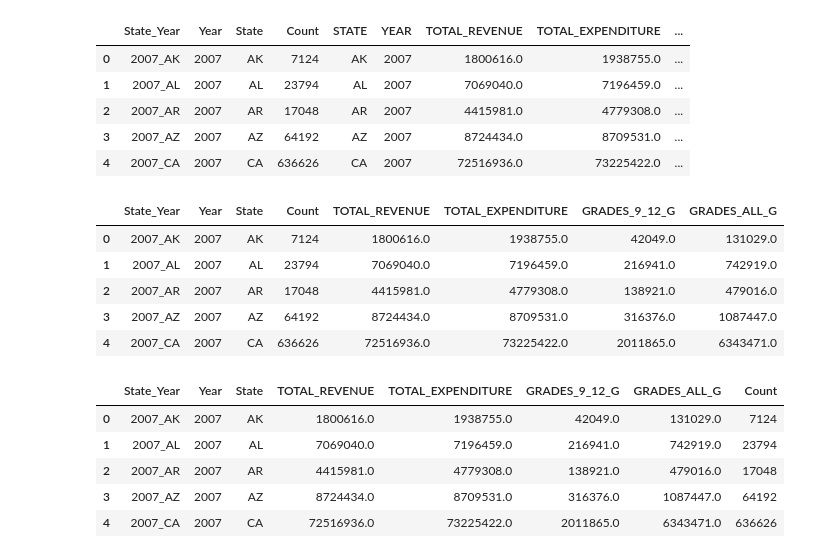
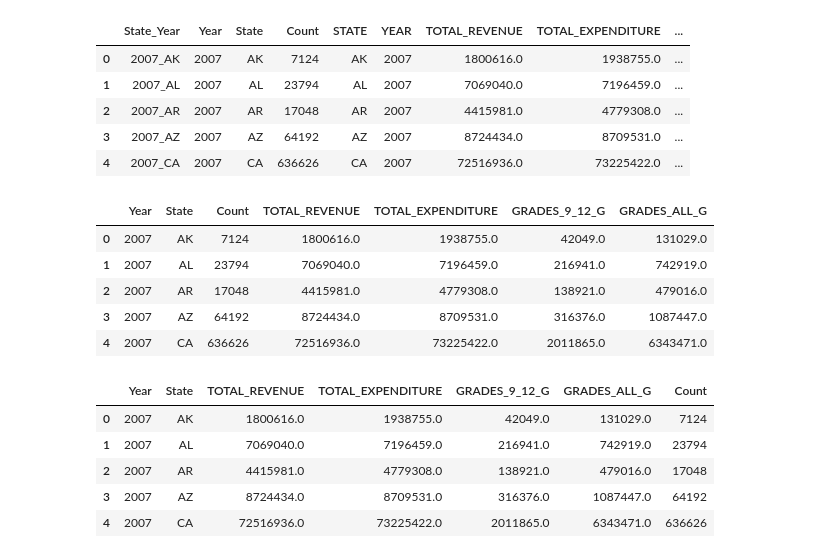
Before and after one commit to kimcheese33/final_project, a Jupyter notebook: Machine Learning/preprocess_data.ipynb, the cells around one changed output. Saved outputs shown, nothing was run; the diff lists cells and outputs as text; code cells hidden in the pictures.

```diff
--- a/Machine Learning/preprocess_data.ipynb
+++ b/Machine Learning/preprocess_data.ipynb
@@ -85,8 +85,8 @@ dtype: object
 #home_df.head()
 # %%
 #group counts
-home_df = home_df.groupby(['State_Year','Year','State'], as_index=False).sum()
-home_df.head()
+group_home_df = home_df.groupby(['State_Year','Year','State'], as_index=False).sum()
+group_home_df.head()
 # %% [output]
 |  | State_Year | Year | State | Count |
 | 0 | 2007_AK | 2007 | AK | 7124 |
@@ -134,6 +125,6 @@ home_df.head()
 # %%
 #merge datasets
-merged_df = home_df.merge(edu_df, on='State_Year',how='inner')
+merged_df = group_home_df.merge(edu_df, on='State_Year',how='inner')
 merged_df.head()
 # %% [output]
 |  | State_Year | Year | State | Count | STATE | YEAR | TOTAL_REVENUE | TOTAL_EXPENDITURE | ... |
@@ -143,23 +134,23 @@ merged_df.head()
 | 3 | 2007_AZ | 2007 | AZ | 64192 | AZ | 2007 | 8724434.0 | 8709531.0 | ... |
 | 4 | 2007_CA | 2007 | CA | 636626 | CA | 2007 | 72516936.0 | 73225422.0 | ... |
 # %%
-merged_df = merged_df.drop(columns=['STATE','YEAR'])
+merged_df = merged_df.drop(columns=['STATE','YEAR','State_Year'])
 merged_df.head()
 # %% [output]
-|  | State_Year | Year | State | Count | TOTAL_REVENUE | TOTAL_EXPENDITURE | GRADES_9_12_G | GRADES_ALL_G |
-| 0 | 2007_AK | 2007 | AK | 7124 | 1800616.0 | 1938755.0 | 42049.0 | 131029.0 |
-| 1 | 2007_AL | 2007 | AL | 23794 | 7069040.0 | 7196459.0 | 216941.0 | 742919.0 |
-| 2 | 2007_AR | 2007 | AR | 17048 | 4415981.0 | 4779308.0 | 138921.0 | 479016.0 |
-| 3 | 2007_AZ | 2007 | AZ | 64192 | 8724434.0 | 8709531.0 | 316376.0 | 1087447.0 |
-| 4 | 2007_CA | 2007 | CA | 636626 | 72516936.0 | 73225422.0 | 2011865.0 | 6343471.0 |
+|  | Year | State | Count | TOTAL_REVENUE | TOTAL_EXPENDITURE | GRADES_9_12_G | GRADES_ALL_G |
+| 0 | 2007 | AK | 7124 | 1800616.0 | 1938755.0 | 42049.0 | 131029.0 |
+| 1 | 2007 | AL | 23794 | 7069040.0 | 7196459.0 | 216941.0 | 742919.0 |
+| 2 | 2007 | AR | 17048 | 4415981.0 | 4779308.0 | 138921.0 | 479016.0 |
+| 3 | 2007 | AZ | 64192 | 8724434.0 | 8709531.0 | 316376.0 | 1087447.0 |
+| 4 | 2007 | CA | 636626 | 72516936.0 | 73225422.0 | 2011865.0 | 6343471.0 |
 # %%
-merged_df = merged_df[['State_Year','Year','State','TOTAL_REVENUE','TOTAL_EXPENDITURE','GRADES_9_12_G',
+merged_df = merged_df[['Year','State','TOTAL_REVENUE','TOTAL_EXPENDITURE','GRADES_9_12_G',
              'GRADES_ALL_G','Count']]
 merged_df.head()
 # %% [output]
-|  | State_Year | Year | State | TOTAL_REVENUE | TOTAL_EXPENDITURE | GRADES_9_12_G | GRADES_ALL_G | Count |
-| 0 | 2007_AK | 2007 | AK | 1800616.0 | 1938755.0 | 42049.0 | 131029.0 | 7124 |
-| 1 | 2007_AL | 2007 | AL | 7069040.0 | 7196459.0 | 216941.0 | 742919.0 | 23794 |
-| 2 | 2007_AR | 2007 | AR | 4415981.0 | 4779308.0 | 138921.0 | 479016.0 | 17048 |
-| 3 | 2007_AZ | 2007 | AZ | 8724434.0 | 8709531.0 | 316376.0 | 1087447.0 | 64192 |
-| 4 | 2007_CA | 2007 | CA | 72516936.0 | 73225422.0 | 2011865.0 | 6343471.0 | 636626 |
+|  | Year | State | TOTAL_REVENUE | TOTAL_EXPENDITURE | GRADES_9_12_G | GRADES_ALL_G | Count |
+| 0 | 2007 | AK | 1800616.0 | 1938755.0 | 42049.0 | 131029.0 | 7124 |
+| 1 | 2007 | AL | 7069040.0 | 7196459.0 | 216941.0 | 742919.0 | 23794 |
+| 2 | 2007 | AR | 4415981.0 | 4779308.0 | 138921.0 | 479016.0 | 17048 |
+| 3 | 2007 | AZ | 8724434.0 | 8709531.0 | 316376.0 | 1087447.0 | 64192 |
+| 4 | 2007 | CA | 72516936.0 | 73225422.0 | 2011865.0 | 6343471.0 | 636626 |
```
Also changed, not shown: parts of 4 cells of this notebook, 3 other files.
